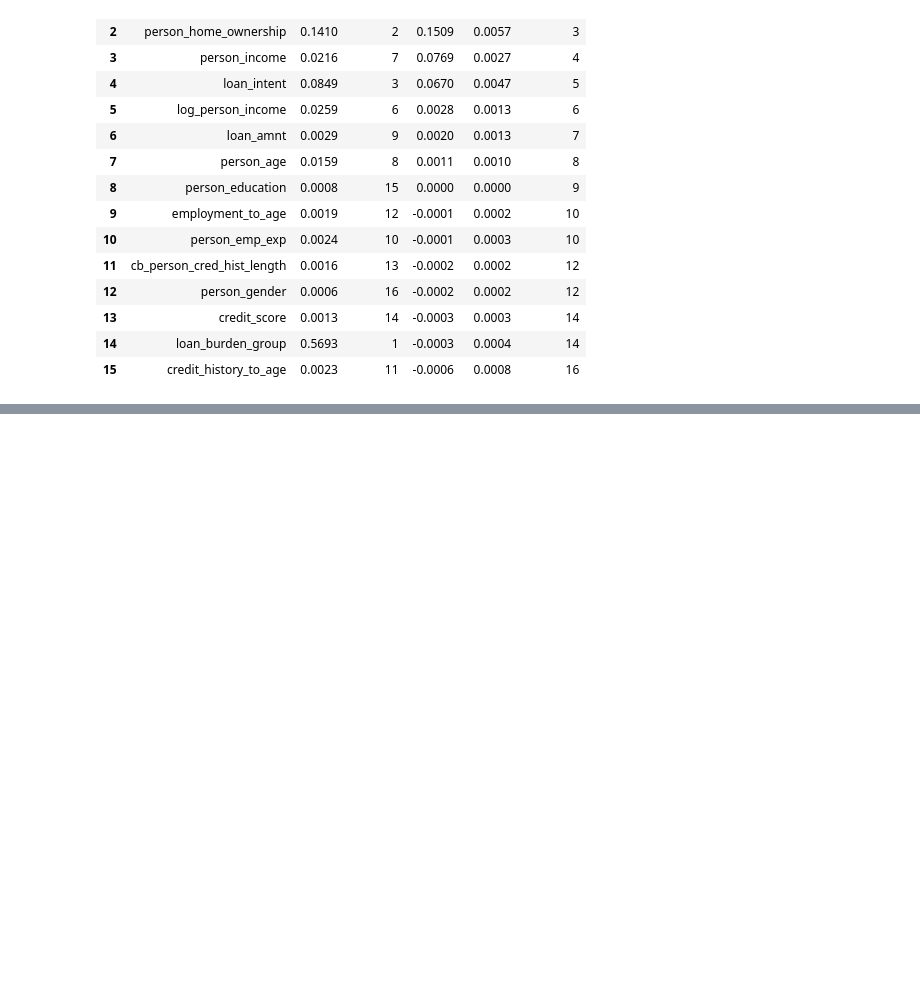
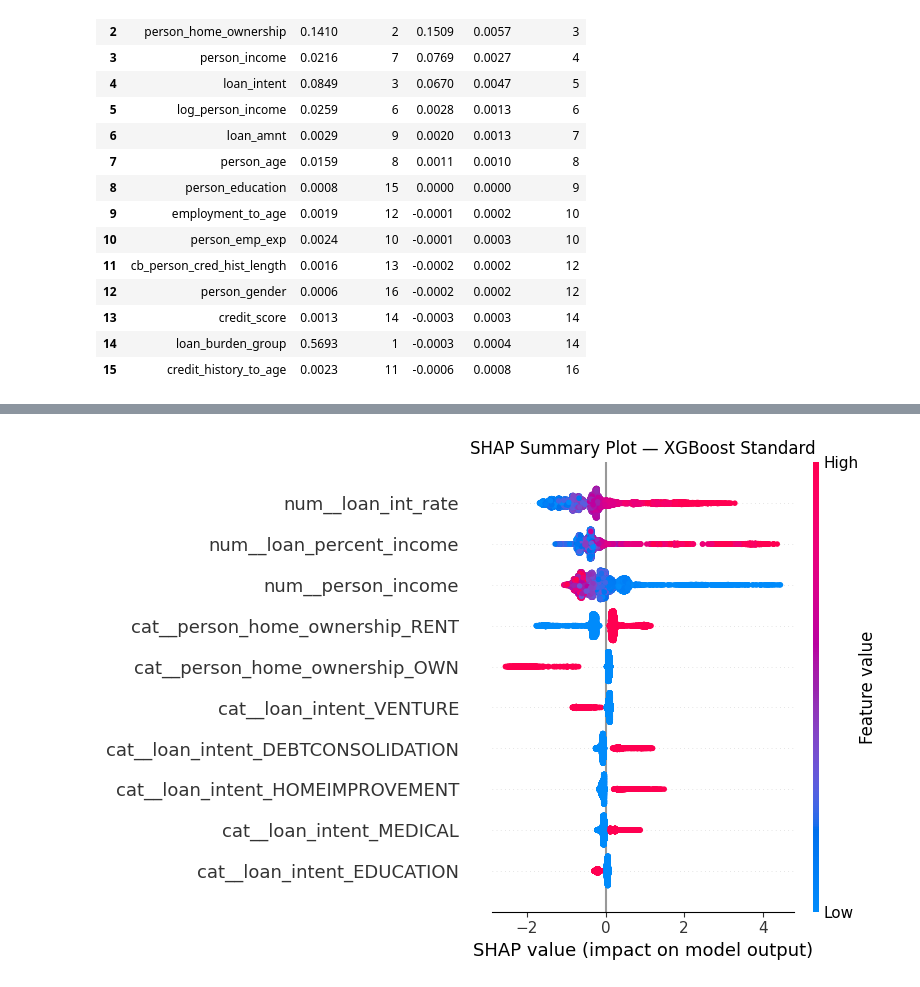
Before and after one commit to jiannyuhs-hue/ADALL_github, a Jupyter notebook: ADALL assignment/3013570Y_ADALL_ASSIGNMENT_2026Jun_(student).ipynb, the cells around one changed output, grey strips where cells are left out. Drawn from its saved outputs; the diff is of its cells as text; code cells hidden in the pictures; blank space fills up the shorter version.

```diff
--- a/ADALL assignment/3013570Y_ADALL_ASSIGNMENT_2026Jun_(student).ipynb
+++ b/ADALL assignment/3013570Y_ADALL_ASSIGNMENT_2026Jun_(student).ipynb
@@ -3473,0 +3633,19 @@ display(final_importance_table)
+# %%
+plt.figure(figsize=(10, 8))
+
+shap.summary_plot(
+    shap_values,
+    X_test_transformed,
+    feature_names=feature_names,
+    max_display=10,
+    show=False
+)
+
+plt.title(
+    "SHAP Summary Plot — XGBoost Standard"
+)
+
+plt.tight_layout()
+plt.show()
+# %% [output]
+[figure, added]
```
Also changed, not shown: parts of 3 cells of this notebook.
